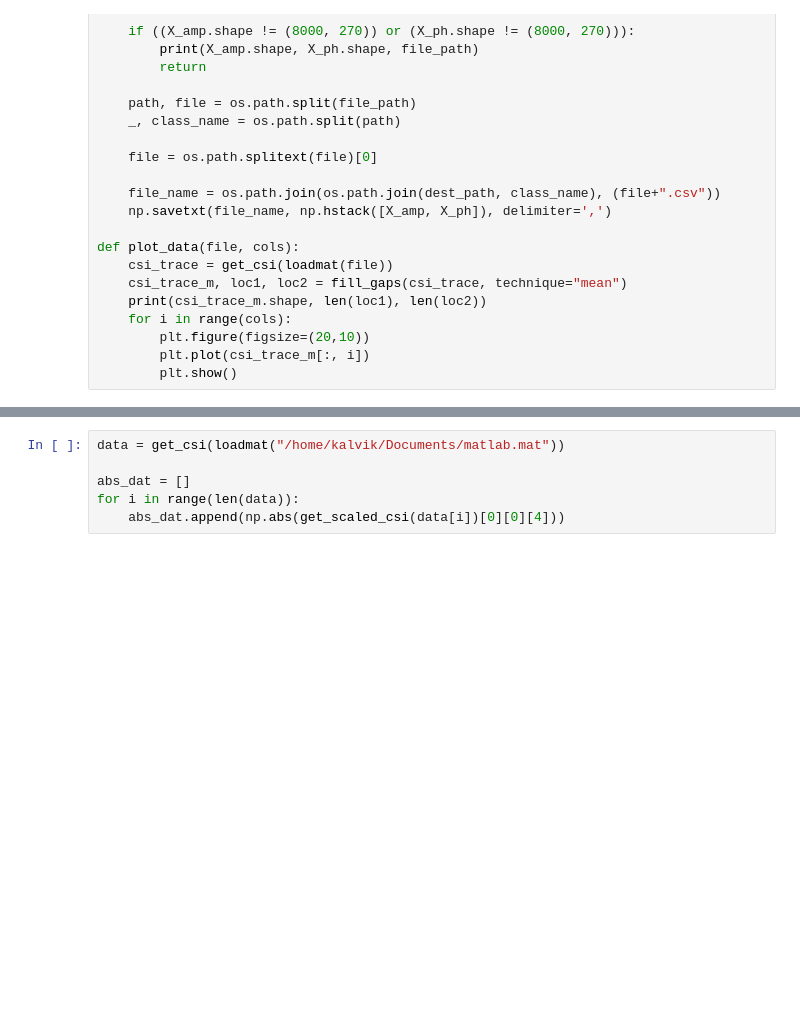
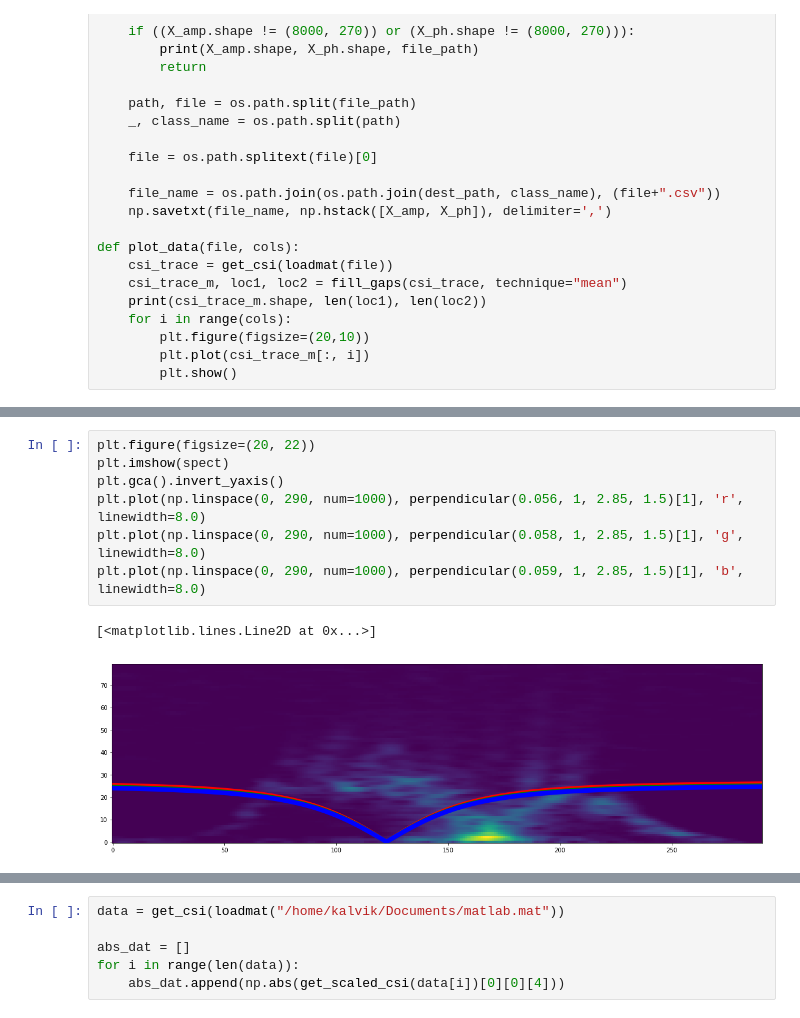
Before and after one commit to akarshp28/neuralwave, a Jupyter notebook: tools/csi_packet_inspect.ipynb, the cells around one changed output, grey strips where cells are left out. Drawn from its saved outputs; the diff is of its cells as text; blank space fills up the shorter version.

```diff
--- a/tools/csi_packet_inspect.ipynb
+++ b/tools/csi_packet_inspect.ipynb
@@ -245,0 +326,10 @@ def plot_data(file, cols):
+# %%
+plt.figure(figsize=(20, 22))
+plt.imshow(spect)
+plt.gca().invert_yaxis()
+plt.plot(np.linspace(0, 290, num=1000), perpendicular(0.056, 1, 2.85, 1.5)[1], 'r', linewidth=8.0)
+plt.plot(np.linspace(0, 290, num=1000), perpendicular(0.058, 1, 2.85, 1.5)[1], 'g', linewidth=8.0)
+plt.plot(np.linspace(0, 290, num=1000), perpendicular(0.059, 1, 2.85, 1.5)[1], 'b', linewidth=8.0)
+# %% [output]
+[<matplotlib.lines.Line2D at 0x...>]
+[figure, added]
```
Also changed, not shown: parts of 17 cells of this notebook, 2 other files.
